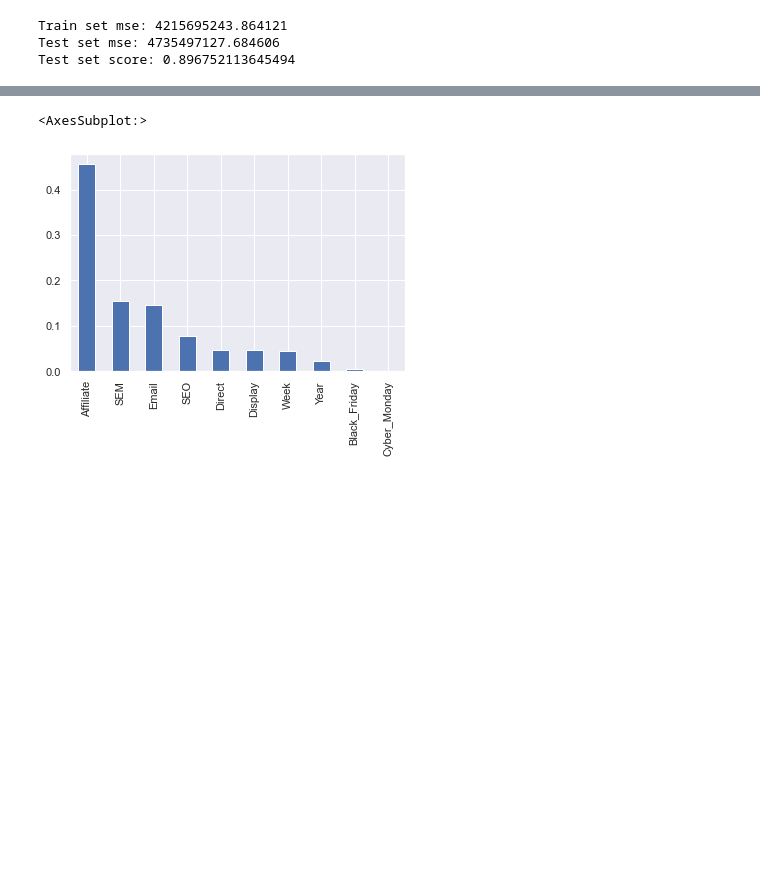
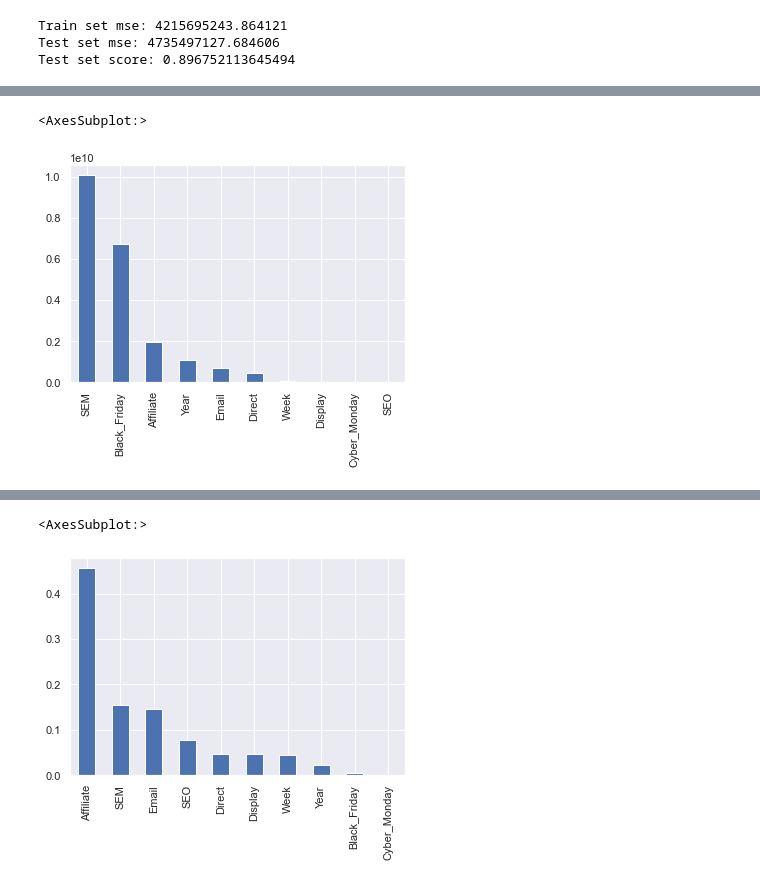
Before and after one commit to Jorge-Montenegro/TFM, a Jupyter notebook: TFM.ipynb, the cells around one changed output, grey strips where cells are left out. Saved outputs shown, nothing was run; the diff lists cells and outputs as text; code cells hidden in the pictures; blank space fills up the shorter version.

```diff
--- a/TFM.ipynb
+++ b/TFM.ipynb
@@ -468,0 +467,10 @@ Test set score: 0.896752113645494
+# %%
+#Permutation Features Importance
+results = permutation_importance(LR, X_train, y_train, n_repeats=100, scoring='neg_mean_squared_error')
+# get importance
+importance = results.importances_mean
+# summarize feature importance
+pd.Series(importance, data.columns[0:-1]).sort_values(ascending = False).plot(kind = 'bar')
+# %% [output]
+<AxesSubplot:>
+[figure, added]
```
Also changed, not shown: parts of 14 cells of this notebook.
